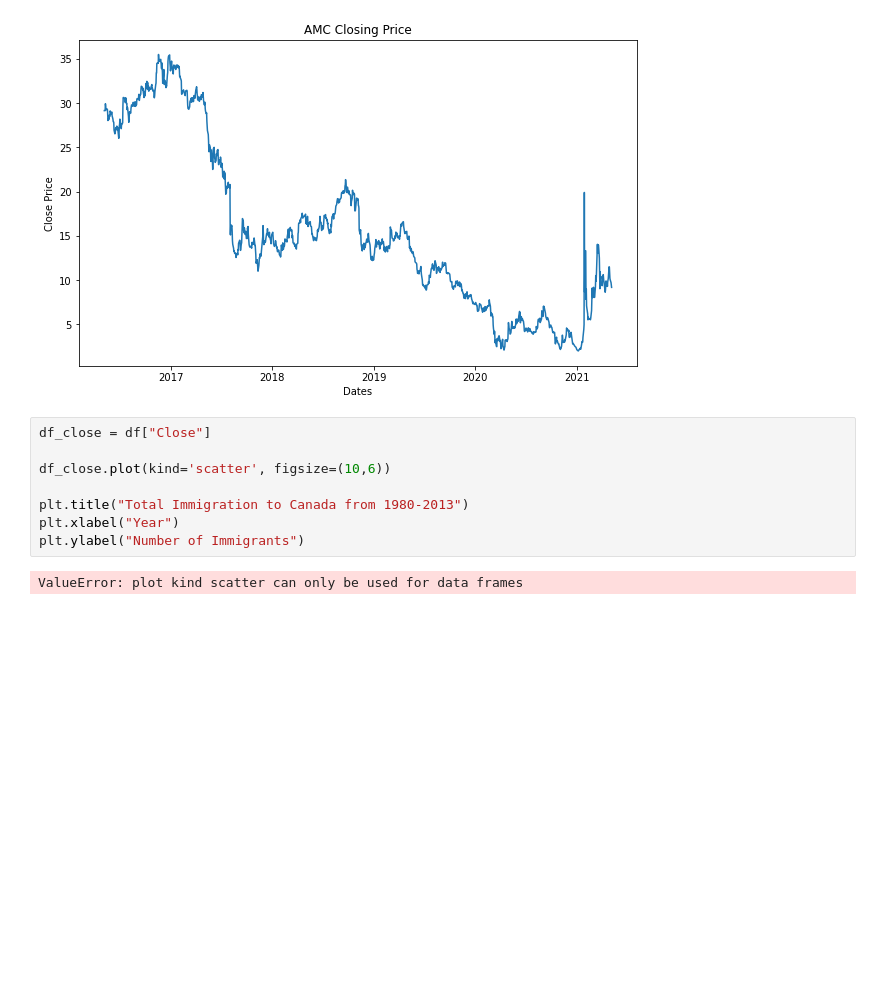
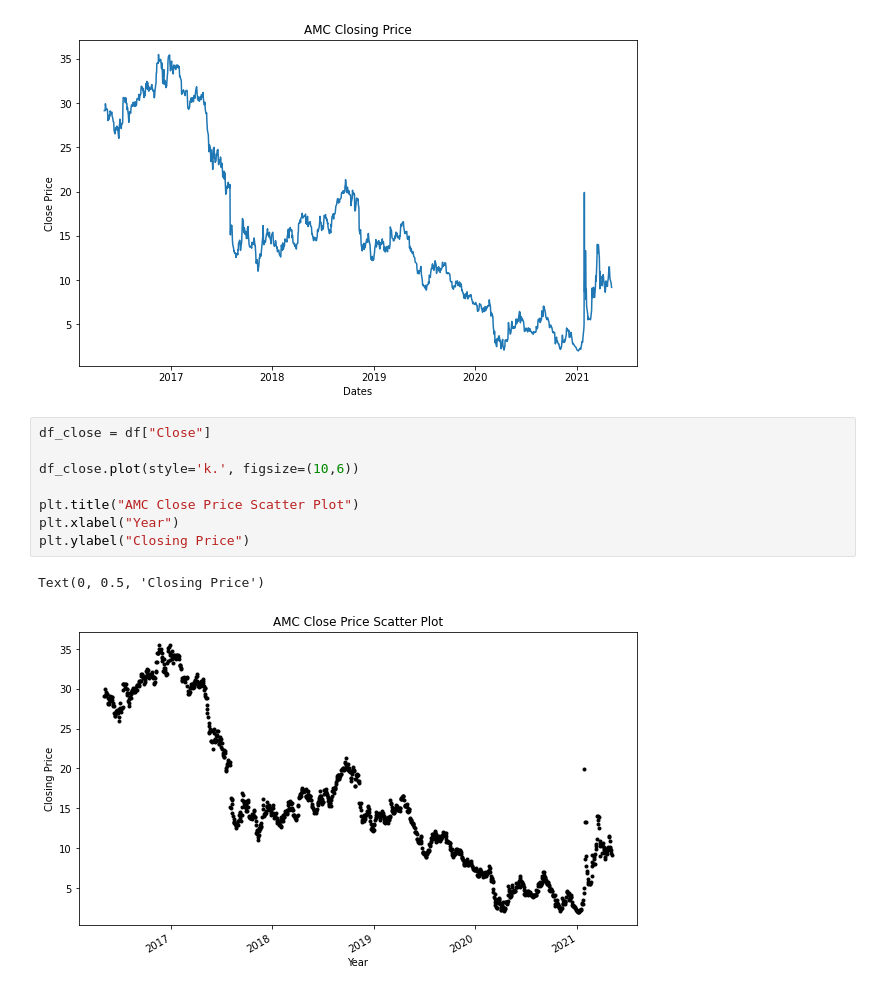
Before and after one commit to andrew-rong/Data-Work, a Jupyter notebook: AMC Stock Analysis/AMC.ipynb, the cells around one changed output. Saved outputs shown, nothing was run; the diff lists cells and outputs as text; blank space fills up the shorter version.

```diff
--- a/AMC Stock Analysis/Untitled.ipynb
+++ b/AMC Stock Analysis/AMC.ipynb
@@ -31,10 +31,11 @@ plt.show()
 # %%
 df_close = df["Close"]
 
-df_close.plot(kind='scatter', figsize=(10,6))
+df_close.plot(style='k.', figsize=(10,6))
 
-plt.title("Total Immigration to Canada from 1980-2013")
+plt.title("AMC Close Price Scatter Plot")
 plt.xlabel("Year")
-plt.ylabel("Number of Immigrants")
+plt.ylabel("Closing Price")
 # %% [output]
-ValueError: plot kind scatter can only be used for data frames
+Text(0, 0.5, 'Closing Price')
+[figure, added]
```
Also changed, not shown: parts of 1 cell of this notebook, 1 other file.
